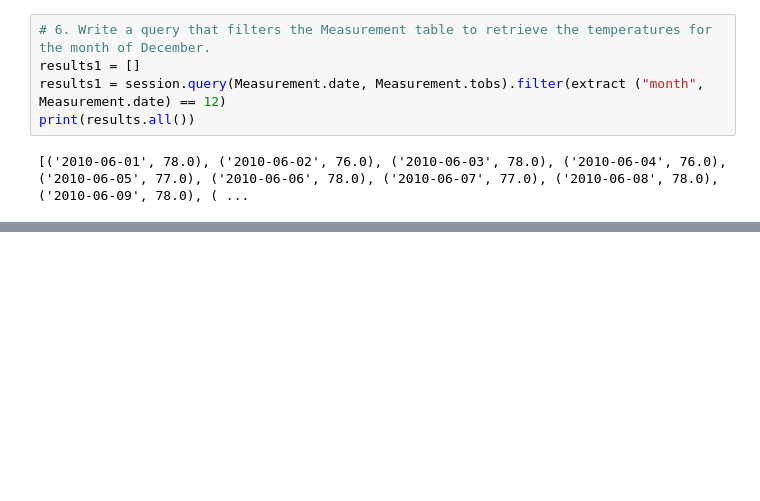
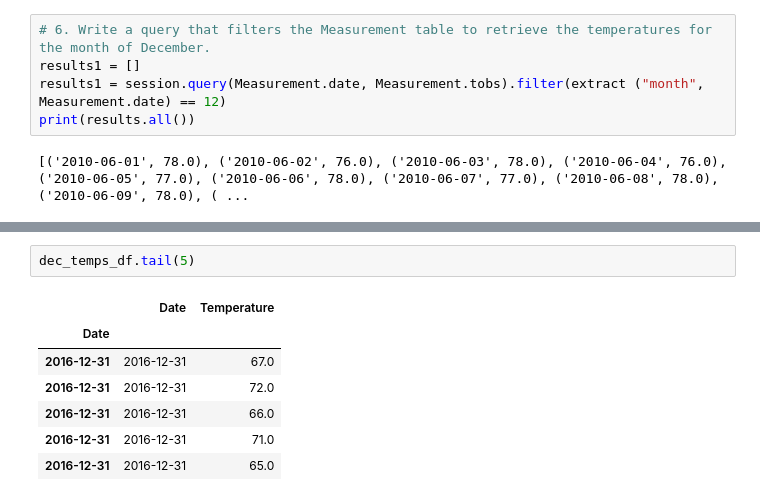
Before and after one commit to cmbolton81/surfs_up, a Jupyter notebook: SurfsUp_Challenge.ipynb, the cells around one changed output, grey strips where cells are left out. Drawn from its saved outputs; the diff is of its cells as text; blank space fills up the shorter version.

```diff
--- a/SurfsUp_Challenge.ipynb
+++ b/SurfsUp_Challenge.ipynb
@@ -156,0 +175,10 @@ dec_temps_df.describe()
+# %%
+dec_temps_df.tail(5)
+# %% [output]
+|  | Date | Temperature |
+| Date |  |  |
+| 2016-12-31 | 2016-12-31 | 67.0 |
+| 2016-12-31 | 2016-12-31 | 72.0 |
+| 2016-12-31 | 2016-12-31 | 66.0 |
+| 2016-12-31 | 2016-12-31 | 71.0 |
+| 2016-12-31 | 2016-12-31 | 65.0 |
```
Also changed, not shown: parts of 8 cells of this notebook, 3 other files.
